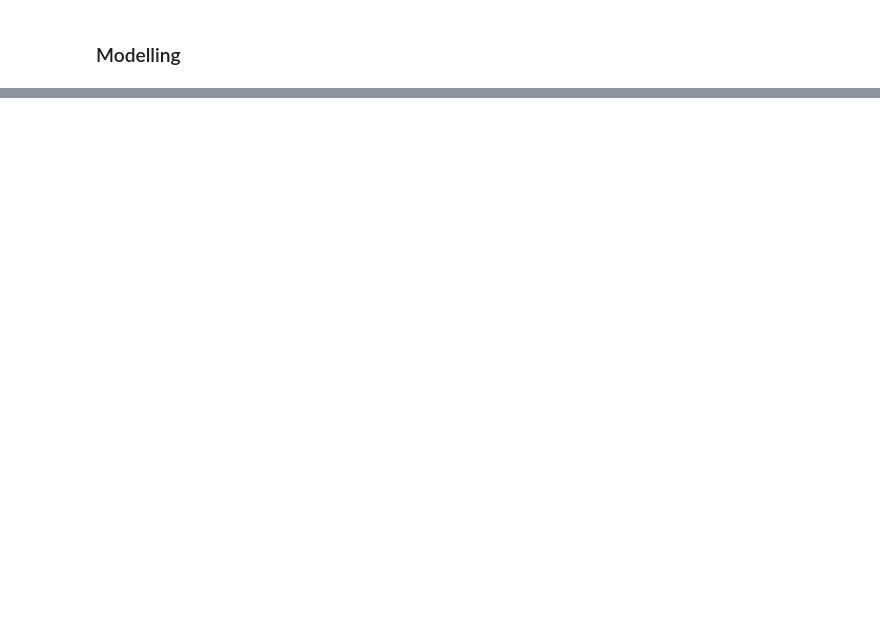
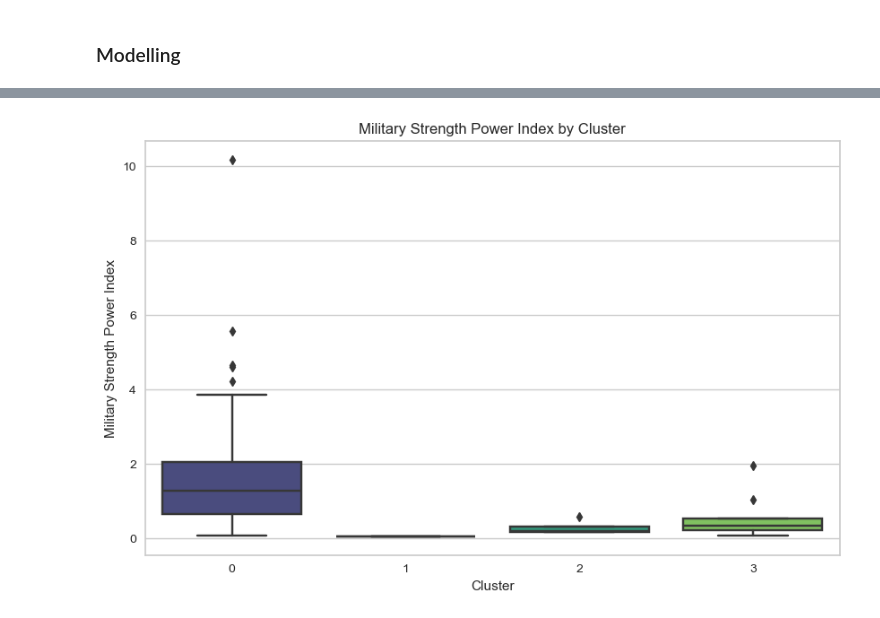
Before and after one commit to ramazannbilen/AI-machine-learning, a Jupyter notebook: Assignments/Military Power/Military Power.ipynb, the cells around one changed output, grey strips where cells are left out. Cells and saved outputs as stored; diff of their text form; code cells hidden in the pictures; blank space fills up the shorter version.

```diff
--- a/Assignments/Military Power/Military Power.ipynb
+++ b/Assignments/Military Power/Military Power.ipynb
@@ -160,0 +227,9 @@ df["cluster"] = pred
+# %%
+plt.figure(figsize=(10, 6))
+sns.boxplot(x='cluster', y='Military Strength Power Index', data=x, palette='viridis')
+plt.title('Military Strength Power Index by Cluster')
+plt.xlabel('Cluster')
+plt.ylabel('Military Strength Power Index')
+plt.show()
+# %% [output]
+[figure, added]
```
Also changed, not shown: parts of 21 cells of this notebook, 17 other files.
